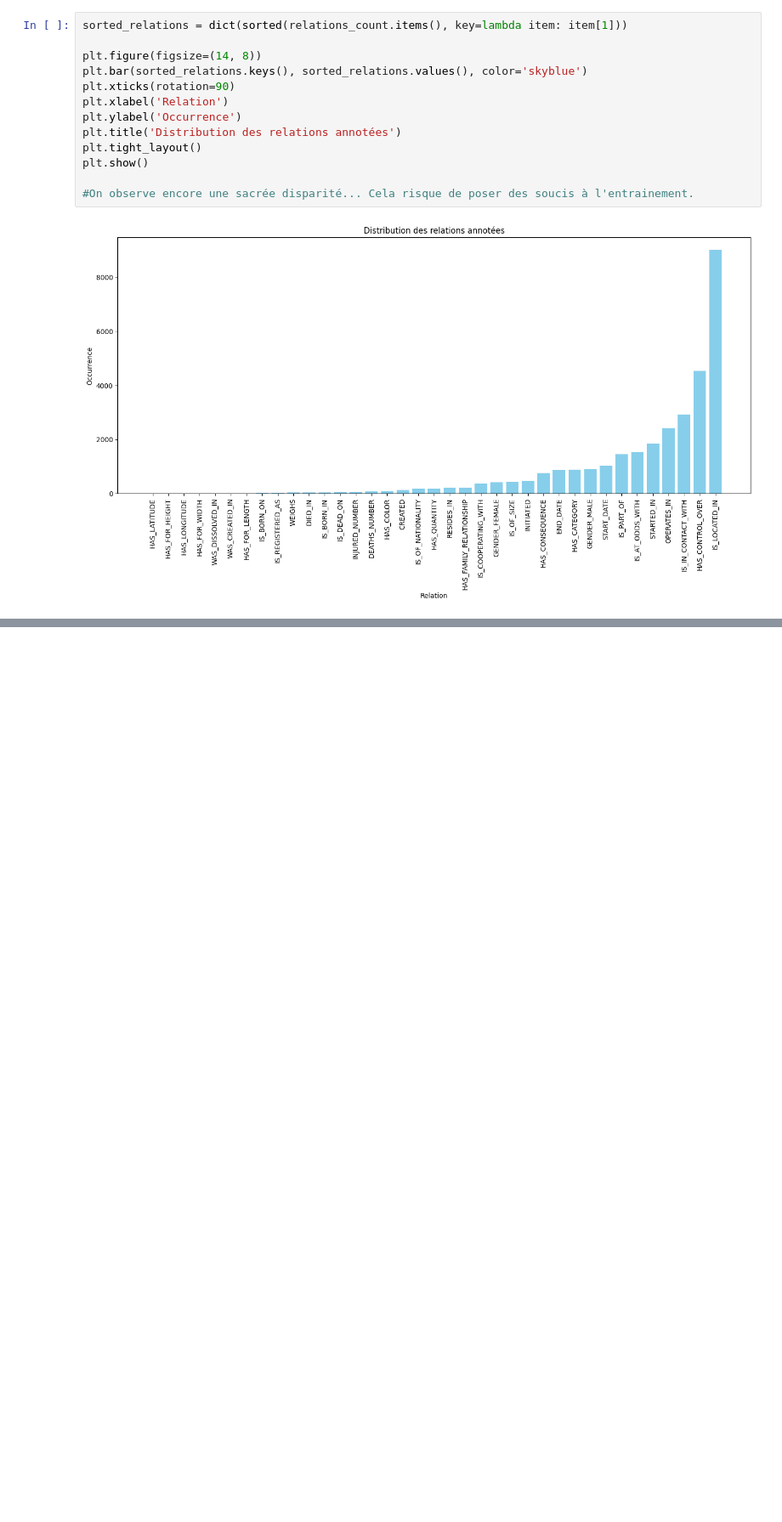
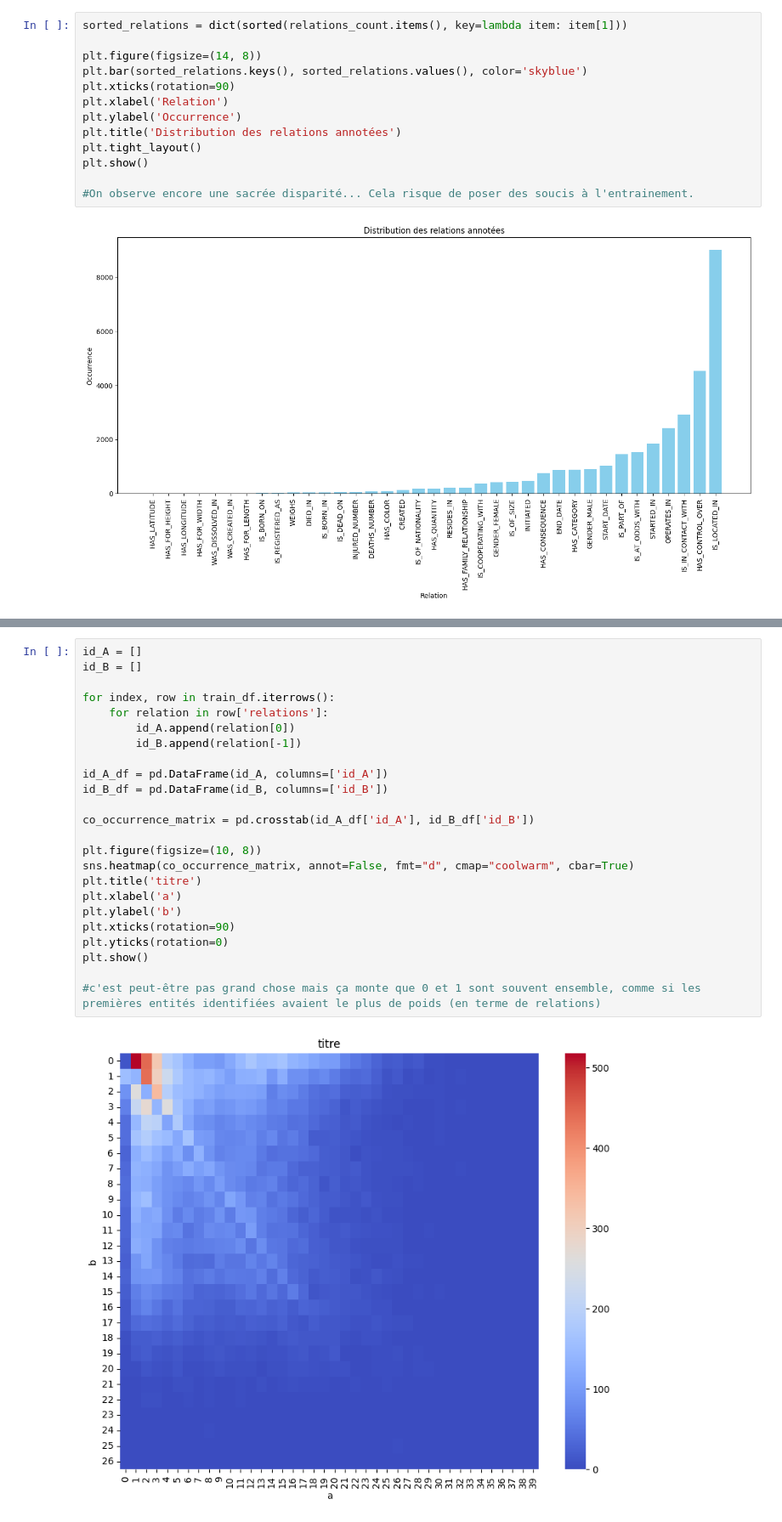
Before and after one commit to MokipoCode/TextMine25, a Jupyter notebook: notebooks/data_exploration.ipynb, the cells around one changed output, grey strips where cells are left out. Shown: that part at 85% size. Drawn from its saved outputs; the diff is of its cells as text; blank space fills up the shorter version.

```diff
--- a/notebooks/data_exploration.ipynb
+++ b/notebooks/data_exploration.ipynb
@@ -96,0 +220,26 @@ plt.show()
+# %%
+id_A = []
+id_B = []
+
+for index, row in train_df.iterrows():
+    for relation in row['relations']:
+        id_A.append(relation[0])
+        id_B.append(relation[-1])
+
+id_A_df = pd.DataFrame(id_A, columns=['id_A'])
+id_B_df = pd.DataFrame(id_B, columns=['id_B'])
+
+co_occurrence_matrix = pd.crosstab(id_A_df['id_A'], id_B_df['id_B'])
+
+plt.figure(figsize=(10, 8))
+sns.heatmap(co_occurrence_matrix, annot=False, fmt="d", cmap="coolwarm", cbar=True)
+plt.title('titre')
+plt.xlabel('a')
+plt.ylabel('b')
+plt.xticks(rotation=90)
+plt.yticks(rotation=0)
+plt.show()
+
+#c'est peut-être pas grand chose mais ça monte que 0 et 1 sont souvent ensemble, comme si les premières entités identifiées avaient le plus de poids (en terme de relations)
+# %% [output]
+[figure, added]
```
Also changed, not shown: parts of 8 cells of this notebook, 5 other files.
